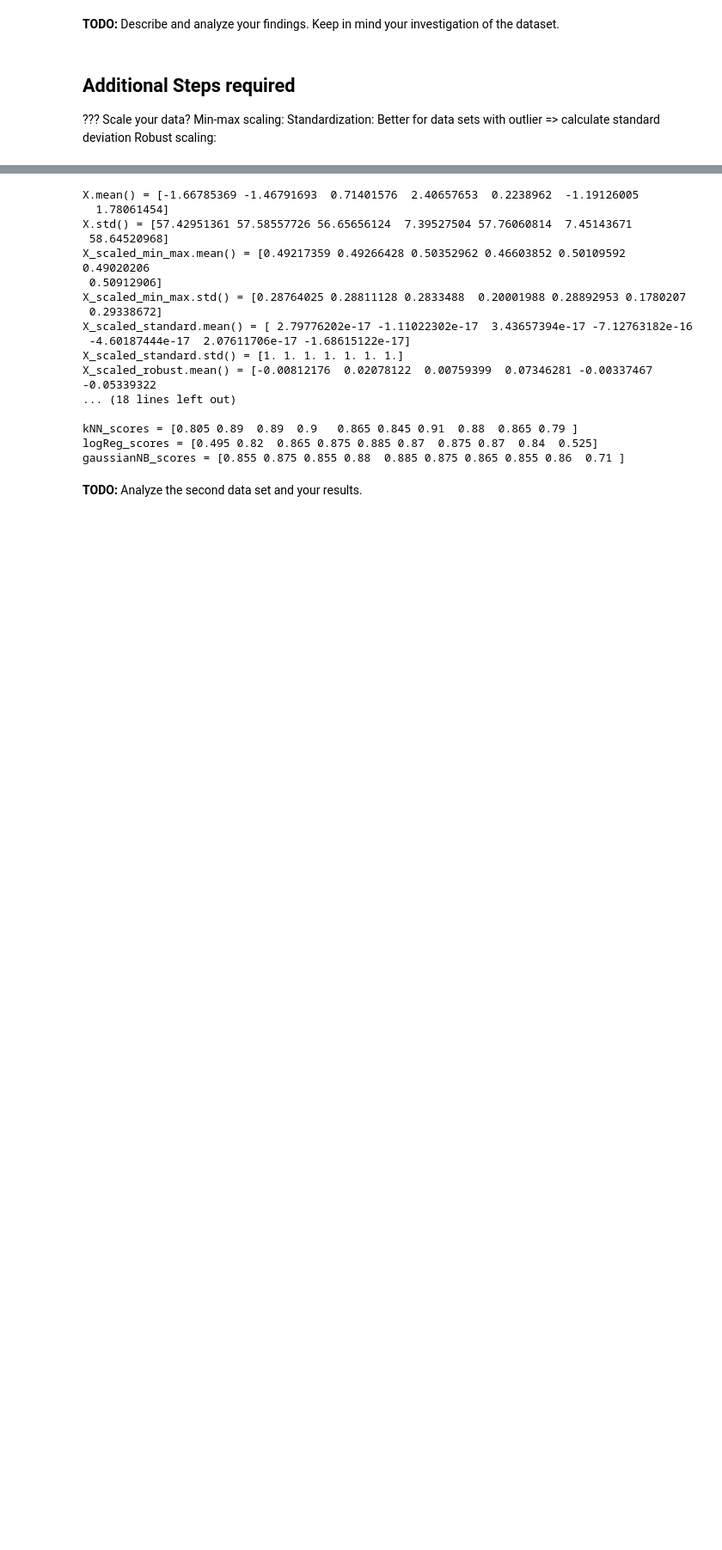
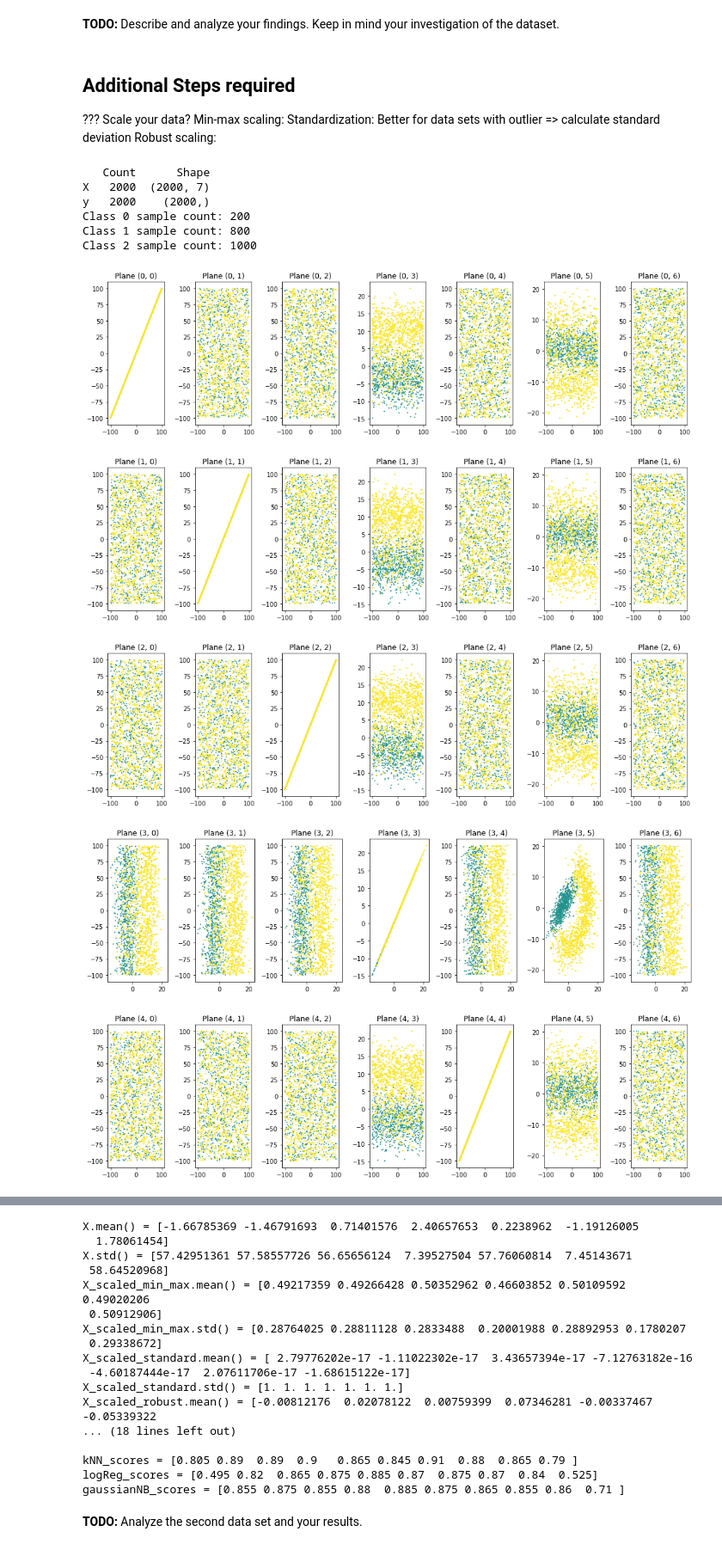
Before and after one commit to mankinskin/ml_projects, a Jupyter notebook: project2/Project2.ipynb, the cells around one changed output, grey strips where cells are left out. Shown at 86% size. Drawn from its saved outputs; the diff is of its cells as text; code cells hidden in the pictures; blank space fills up the shorter version.

```diff
--- a/project2/Project2.ipynb
+++ b/project2/Project2.ipynb
@@ -135,0 +187,62 @@ Robust scaling:
+# %%
+import math
+import matplotlib.pyplot as plt
+
+def plane(X, a, b):
+    return list(map(lambda v: [v[a], v[b]], X))
+
+def gauss_sum(n):
+    return int((n**2+n)/2)
+
+def plot_plane(X, ax, a, b):
+    #min = np.minimum(a,b)
+    #b = np.maximum(a,b)
+    #a=min
+    p=plane(X, a, b)
+    ax.scatter(*zip(*p), y, c=y)
+    ax.set_title(f"Plane ({a}, {b})")
+
+def plot_hyperspace(X, ):
+    dim_count = len(X[0])
+    #print(f"dim_count = {dim_count-1}")
+
+    plane_count = gauss_sum(dim_count-1)
+    #print(f"{plane_count}")
+
+    grid_width = 7
+    grid_height = math.ceil(plane_count/grid_width)
+    #print(f"grid_height = {grid_height}")
+
+    plt.close('all')
+    width=dim_count
+    for a in range(0, width):
+        fig, axs = plt.subplots(1, width)
+        fig.set_figwidth(width*2)
+        fig.set_figheight(4)
+        for b in range(0, width):
+            #k = b + a*width
+            #print(f"k={k} p=({a}, {b})")
+            plot_plane(X, axs[b], a, b)
+        plt.tight_layout()
+
+
+data_frame = property_table([
+        ('Count', lambda item: len(item)),
+        ('Shape', lambda item: item.shape),
+    ], data_set)
+
+print(data_frame)
+class_counts(y)
+plot_hyperspace()
+# %% [output]
+   Count      Shape
+X   2000  (2000, 7)
+y   2000    (2000,)
+Class 0 sample count: 200
+Class 1 sample count: 800
+Class 2 sample count: 1000
+[figure, added]
+[figure, added]
+[figure, added]
+[figure, added]
+[figure, added]
```
Also changed, not shown: parts of 6 cells of this notebook.
